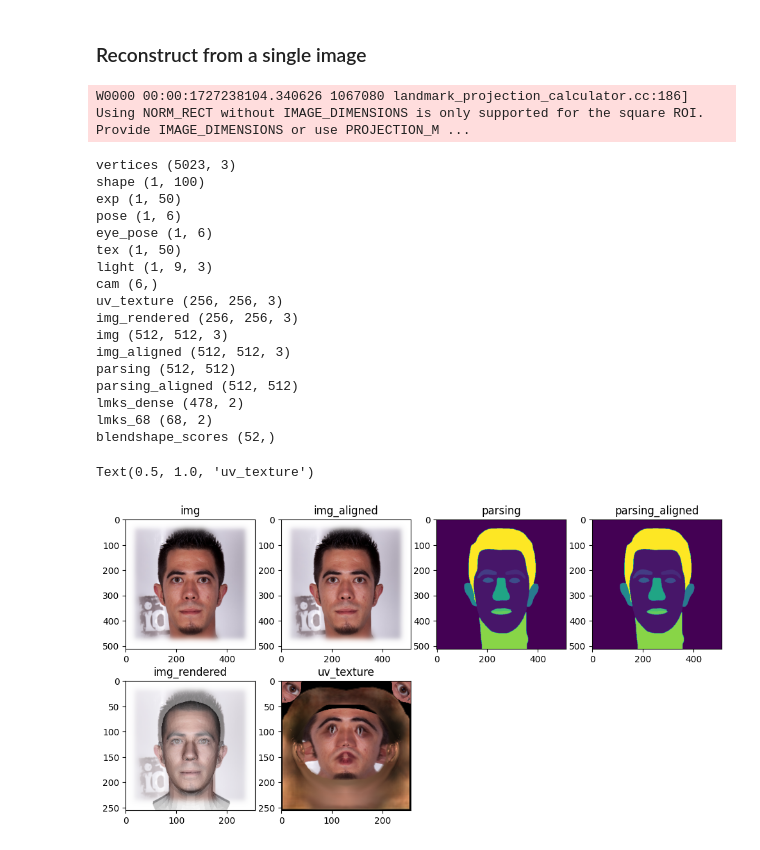
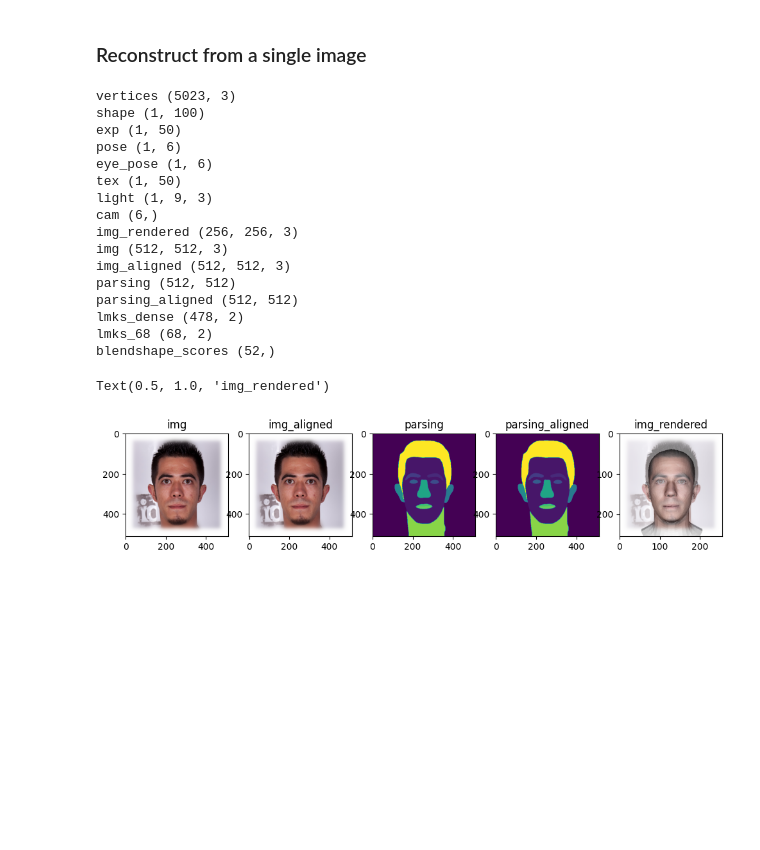
Before and after one commit to PeizhiYan/flame-head-tracker, a Jupyter notebook: Example_single-image-reconstruction.ipynb, the cells around one changed output. Cells and saved outputs as stored; diff of their text form; code cells hidden in the pictures; blank space fills up the shorter version.

```diff
--- a/Example_single-image-reconstruction.ipynb
+++ b/Example_single-image-reconstruction.ipynb
@@ -63,61 +63,56 @@ Flame Tracker ready.
 """
 download an example image (from FFHQ dataset):
 https://docs.google.com/uc?export=download&id=1vqQHRarSmzeXmhyYwrbmXQUTdZYmsICF
 
 save to ./assets/00012.png
 """
 
 img_path = './assets/00012.png'
 
 ret_dict = tracker.load_image_and_run(img_path, realign=True) # if realign == True, the fitting is on the realigned image
                                                               # otherwise the fitting is on the original image
 
 # check the returned results
 for key in ret_dict:
     print(f'{key} {ret_dict[key].shape}')
 
 
 # plot some results
 plt.figure(figsize=(12,6))
 
-plt.subplot(2,4,1)
+plt.subplot(1,5,1)
 plt.imshow(ret_dict['img']); plt.title('img')
 
-plt.subplot(2,4,2)
+plt.subplot(1,5,2)
 plt.imshow(ret_dict['img_aligned']); plt.title('img_aligned')
 
-plt.subplot(2,4,3)
+plt.subplot(1,5,3)
 plt.imshow(ret_dict['parsing']); plt.title('parsing')
 
-plt.subplot(2,4,4)
+plt.subplot(1,5,4)
 plt.imshow(ret_dict['parsing_aligned']); plt.title('parsing_aligned')
 
-plt.subplot(2,4,5)
+plt.subplot(1,5,5)
 plt.imshow(ret_dict['img_rendered']); plt.title('img_rendered')
-
-plt.subplot(2,4,6)
-plt.imshow(ret_dict['uv_texture']); plt.title('uv_texture')
 # %% [output]
-W0000 00:00:1727238104.340626 1067080 landmark_projection_calculator.cc:186] Using NORM_RECT without IMAGE_DIMENSIONS is only supported for the square ROI. Provide IMAGE_DIMENSIONS or use PROJECTION_M ...
+vertices (5023, 3)
+shape (1, 100)
+exp (1, 50)
+pose (1, 6)
+eye_pose (1, 6)
+tex (1, 50)
+light (1, 9, 3)
+cam (6,)
+img_rendered (256, 256, 3)
+img (512, 512, 3)
+img_aligned (512, 512, 3)
+parsing (512, 512)
+parsing_aligned (512, 512)
+lmks_dense (478, 2)
+lmks_68 (68, 2)
+blendshape_scores (52,)
-vertices (5023, 3)
-shape (1, 100)
-exp (1, 50)
-pose (1, 6)
-eye_pose (1, 6)
-tex (1, 50)
-light (1, 9, 3)
-cam (6,)
-uv_texture (256, 256, 3)
-img_rendered (256, 256, 3)
-img (512, 512, 3)
-img_aligned (512, 512, 3)
-parsing (512, 512)
-parsing_aligned (512, 512)
-lmks_dense (478, 2)
-lmks_68 (68, 2)
-blendshape_scores (52,)
+Text(0.5, 1.0, 'img_rendered')
-Text(0.5, 1.0, 'uv_texture')
-[figure, old version]
+[figure, new version]
 # %%
 """
 Set realign to False
```
Also changed, not shown: parts of 3 cells of this notebook, 7 other files.
